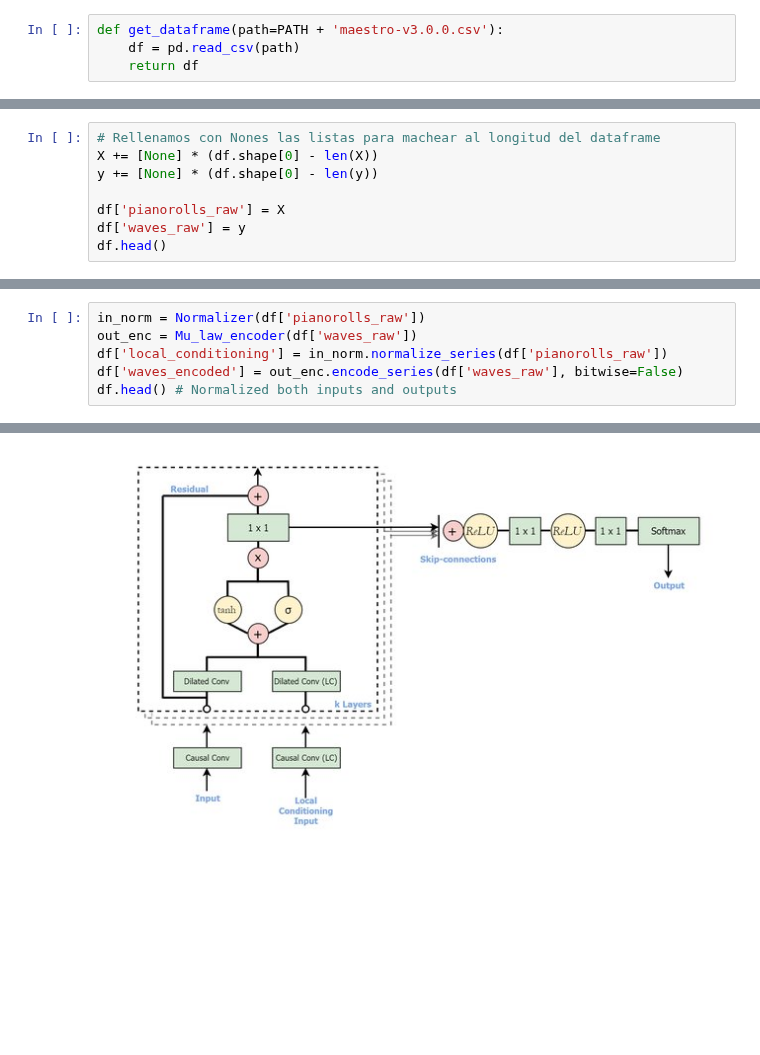
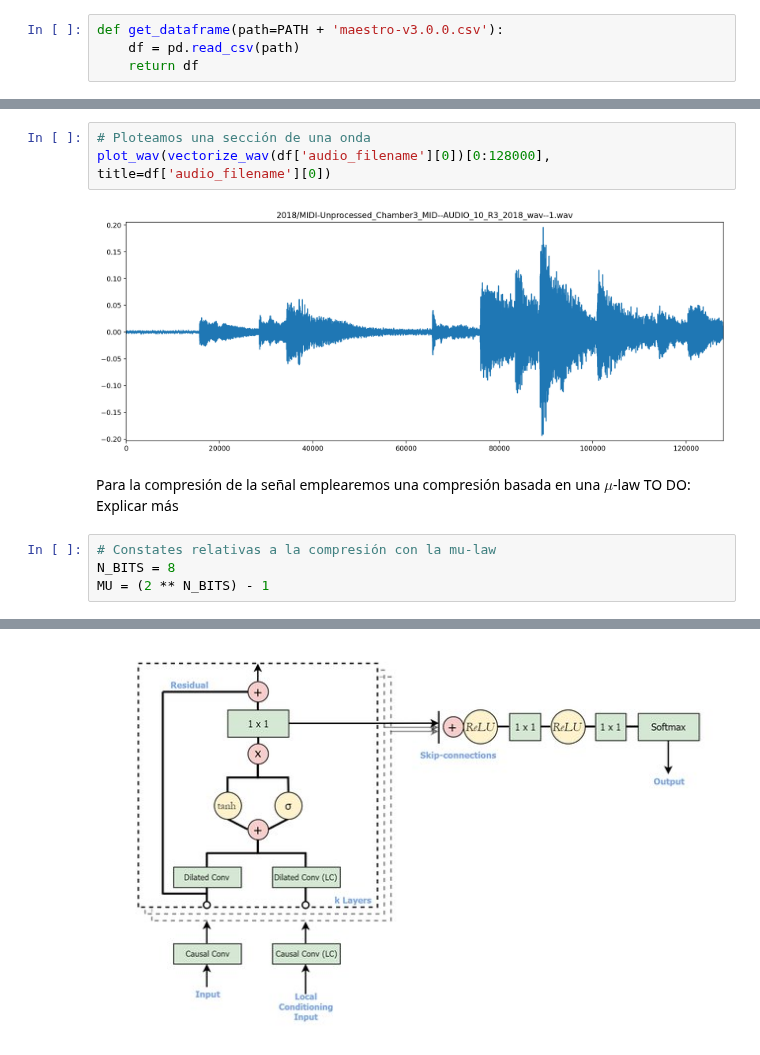
Before and after one commit to alvaro-lg/TFG, a Jupyter notebook: TFG.ipynb, the cells around one changed output, grey strips where cells are left out. Drawn from its saved outputs; the diff is of its cells as text; blank space fills up the shorter version.

```diff
--- a/TFG.ipynb
+++ b/TFG.ipynb
@@ -304,8 +297,0 @@ for i in range(num):
-# %%
-# Rellenamos con Nones las listas para machear al longitud del dataframe
-X += [None] * (df.shape[0] - len(X))
-y += [None] * (df.shape[0] - len(y))
-
-df['pianorolls_raw'] = X
-df['waves_raw'] = y
-df.head()
@@ -516,6 +297,0 @@ class Mu_law_encoder:
-# %%
-in_norm = Normalizer(df['pianorolls_raw'])
-out_enc = Mu_law_encoder(df['waves_raw'])
-df['local_conditioning'] = in_norm.normalize_series(df['pianorolls_raw'])
-df['waves_encoded'] = out_enc.encode_series(df['waves_raw'], bitwise=False)
-df.head() # Normalized both inputs and outputs
@@ -545,0 +298,11 @@ plt.show()
+# %%
+# Ploteamos una sección de una onda
+plot_wav(vectorize_wav(df['audio_filename'][0])[0:128000], title=df['audio_filename'][0])
+# %% [output]
+[figure, added]
+# %% [markdown]
+Para la compresión de la señal emplearemos una compresión basada en una $\mu$-law TO DO: Explicar más
+# %%
+# Constates relativas a la compresión con la mu-law
+N_BITS = 8
+MU = (2 ** N_BITS) - 1
```
Also changed, not shown: parts of 58 cells of this notebook.
